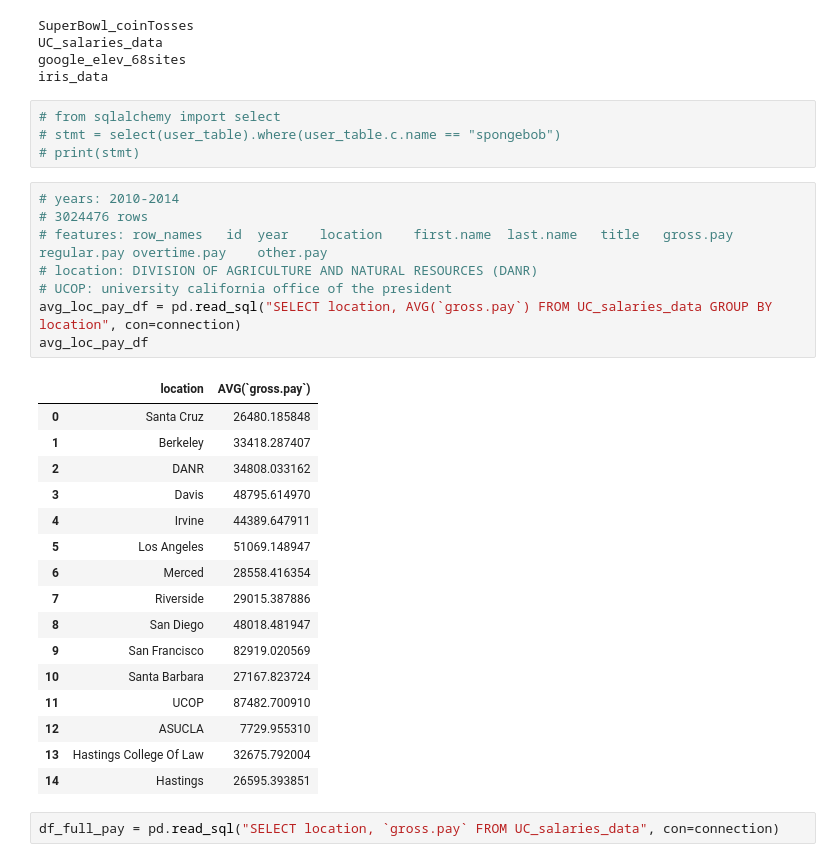
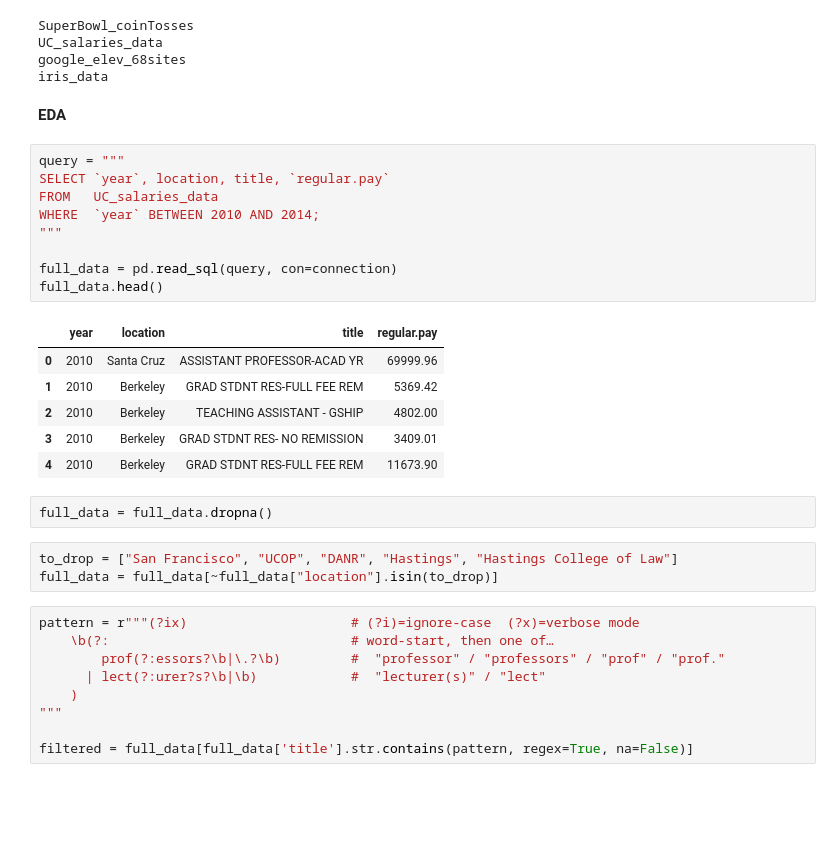
Before and after one commit to nilsberzins/stat-405-final, a Jupyter notebook: EDA405.ipynb, the cells around one changed output. Drawn from its saved outputs; the diff is of its cells as text; blank space fills up the shorter version.

```diff
--- a/EDA405.ipynb
+++ b/EDA405.ipynb
@@ -58,35 +66,36 @@ SuperBowl_coinTosses
 UC_salaries_data
 google_elev_68sites
 iris_data
-# %%
-# from sqlalchemy import select
-# stmt = select(user_table).where(user_table.c.name == "spongebob")
-# print(stmt)
-# %%
-# years: 2010-2014
-# 3024476 rows
-# features: row_names	id	year	location	first.name	last.name	title	gross.pay	regular.pay	overtime.pay	other.pay
-# location: DIVISION OF AGRICULTURE AND NATURAL RESOURCES (DANR)
-# UCOP: university california office of the president
-avg_loc_pay_df = pd.read_sql("SELECT location, AVG(`gross.pay`) FROM UC_salaries_data GROUP BY location", con=connection)
-avg_loc_pay_df
-# %% [output]
-|  | location | AVG(`gross.pay`) |
-| 0 | Santa Cruz | 26480.185848 |
-| 1 | Berkeley | 33418.287407 |
-| 2 | DANR | 34808.033162 |
-| 3 | Davis | 48795.614970 |
-| 4 | Irvine | 44389.647911 |
-| 5 | Los Angeles | 51069.148947 |
-| 6 | Merced | 28558.416354 |
-| 7 | Riverside | 29015.387886 |
-| 8 | San Diego | 48018.481947 |
-| 9 | San Francisco | 82919.020569 |
-| 10 | Santa Barbara | 27167.823724 |
-| 11 | UCOP | 87482.700910 |
-| 12 | ASUCLA | 7729.955310 |
-| 13 | Hastings College Of Law | 32675.792004 |
-| 14 | Hastings | 26595.393851 |
-# %%
-df_full_pay = pd.read_sql("SELECT location, `gross.pay` FROM UC_salaries_data", con=connection)
+# %% [markdown]
+**EDA**
+# %%
+query = """
+SELECT `year`, location, title, `regular.pay`
+FROM   UC_salaries_data
+WHERE  `year` BETWEEN 2010 AND 2014;
+"""
+
+full_data = pd.read_sql(query, con=connection)
+full_data.head()
+# %% [output]
+|  | year | location | title | regular.pay |
+| 0 | 2010 | Santa Cruz | ASSISTANT PROFESSOR-ACAD YR | 69999.96 |
+| 1 | 2010 | Berkeley | GRAD STDNT RES-FULL FEE REM | 5369.42 |
+| 2 | 2010 | Berkeley | TEACHING ASSISTANT - GSHIP | 4802.00 |
+| 3 | 2010 | Berkeley | GRAD STDNT RES- NO REMISSION | 3409.01 |
+| 4 | 2010 | Berkeley | GRAD STDNT RES-FULL FEE REM | 11673.90 |
+# %%
+full_data = full_data.dropna()
+# %%
+to_drop = ["San Francisco", "UCOP", "DANR", "Hastings", "Hastings College of Law"]
+full_data = full_data[~full_data["location"].isin(to_drop)]
+# %%
+pattern = r"""(?ix)                     # (?i)=ignore-case  (?x)=verbose mode
+    \b(?:                               # word-start, then one of…
+        prof(?:essors?\b|\.?\b)         #  "professor" / "professors" / "prof" / "prof."
+      | lect(?:urer?s?\b|\b)            #  "lecturer(s)" / "lect"
+    )
+"""
+
+filtered = full_data[full_data['title'].str.contains(pattern, regex=True, na=False)]
 # %%
```
Also changed, not shown: parts of 10 cells of this notebook.
